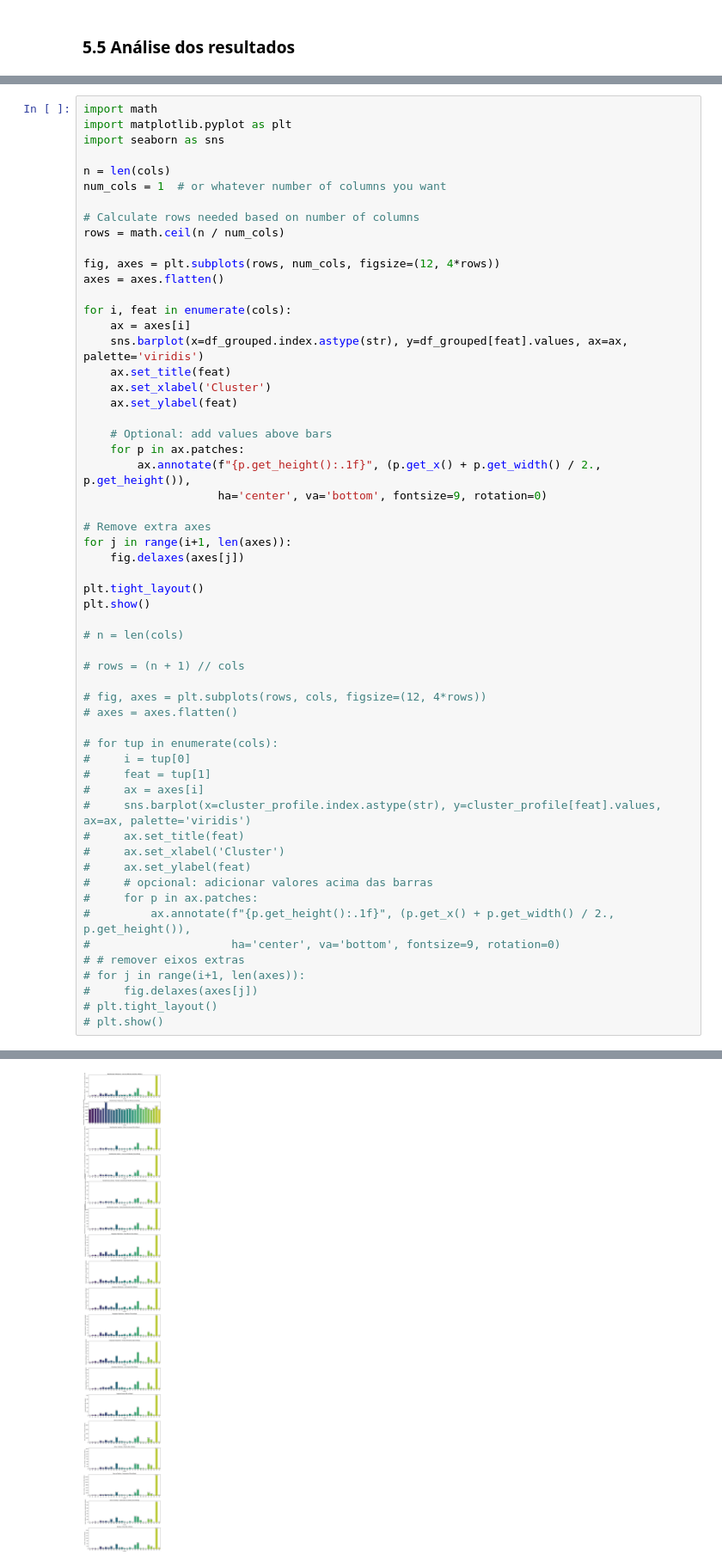
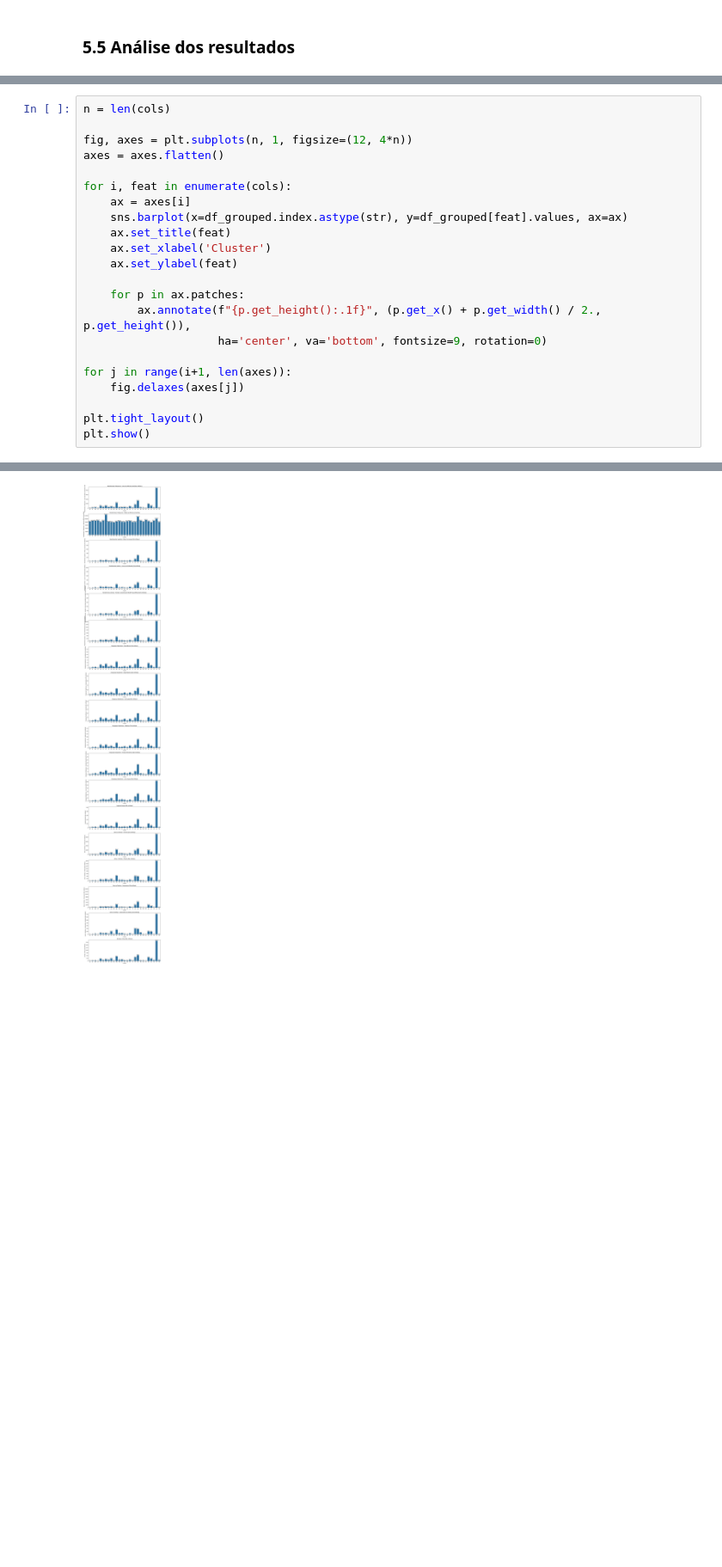
Before and after one commit to Csatinapppple/big-data-2025.2, a Jupyter notebook: trabalho2/projeto/gb.ipynb, the cells around one changed output, grey strips where cells are left out. Shown at 86% size. Drawn from its saved outputs; the diff is of its cells as text; blank space fills up the shorter version.

```diff
--- a/trabalho2/projeto/gb.ipynb
+++ b/trabalho2/projeto/gb.ipynb
@@ -497,58 +351,23 @@ plt.show()
 # %%
-import math
-import matplotlib.pyplot as plt
-import seaborn as sns
+n = len(cols)
 
-n = len(cols)
-num_cols = 1  # or whatever number of columns you want
-
-# Calculate rows needed based on number of columns
-rows = math.ceil(n / num_cols)
-
-fig, axes = plt.subplots(rows, num_cols, figsize=(12, 4*rows))
+fig, axes = plt.subplots(n, 1, figsize=(12, 4*n))
 axes = axes.flatten()
 
 for i, feat in enumerate(cols):
     ax = axes[i]
-    sns.barplot(x=df_grouped.index.astype(str), y=df_grouped[feat].values, ax=ax, palette='viridis')
+    sns.barplot(x=df_grouped.index.astype(str), y=df_grouped[feat].values, ax=ax)
     ax.set_title(feat)
     ax.set_xlabel('Cluster')
     ax.set_ylabel(feat)
 
-    # Optional: add values above bars
     for p in ax.patches:
         ax.annotate(f"{p.get_height():.1f}", (p.get_x() + p.get_width() / 2., p.get_height()),
                     ha='center', va='bottom', fontsize=9, rotation=0)
 
-# Remove extra axes
 for j in range(i+1, len(axes)):
     fig.delaxes(axes[j])
 
 plt.tight_layout()
 plt.show()
-
-# n = len(cols)
-
-# rows = (n + 1) // cols
-
-# fig, axes = plt.subplots(rows, cols, figsize=(12, 4*rows))
-# axes = axes.flatten()
-
-# for tup in enumerate(cols):
-#     i = tup[0]
-#     feat = tup[1]
-#     ax = axes[i]
-#     sns.barplot(x=cluster_profile.index.astype(str), y=cluster_profile[feat].values, ax=ax, palette='viridis')
-#     ax.set_title(feat)
-#     ax.set_xlabel('Cluster')
-#     ax.set_ylabel(feat)
-#     # opcional: adicionar valores acima das barras
-#     for p in ax.patches:
-#         ax.annotate(f"{p.get_height():.1f}", (p.get_x() + p.get_width() / 2., p.get_height()),
-#                     ha='center', va='bottom', fontsize=9, rotation=0)
-# # remover eixos extras
-# for j in range(i+1, len(axes)):
-#     fig.delaxes(axes[j])
-# plt.tight_layout()
-# plt.show()
 # %% [output]
@@ -572 +374 @@ Passing `palette` without assigning `hue` is deprecated and will be removed in v
-[figure, old version]
+[figure, new version]
```
Also changed, not shown: parts of 14 cells of this notebook, 2 other files.
